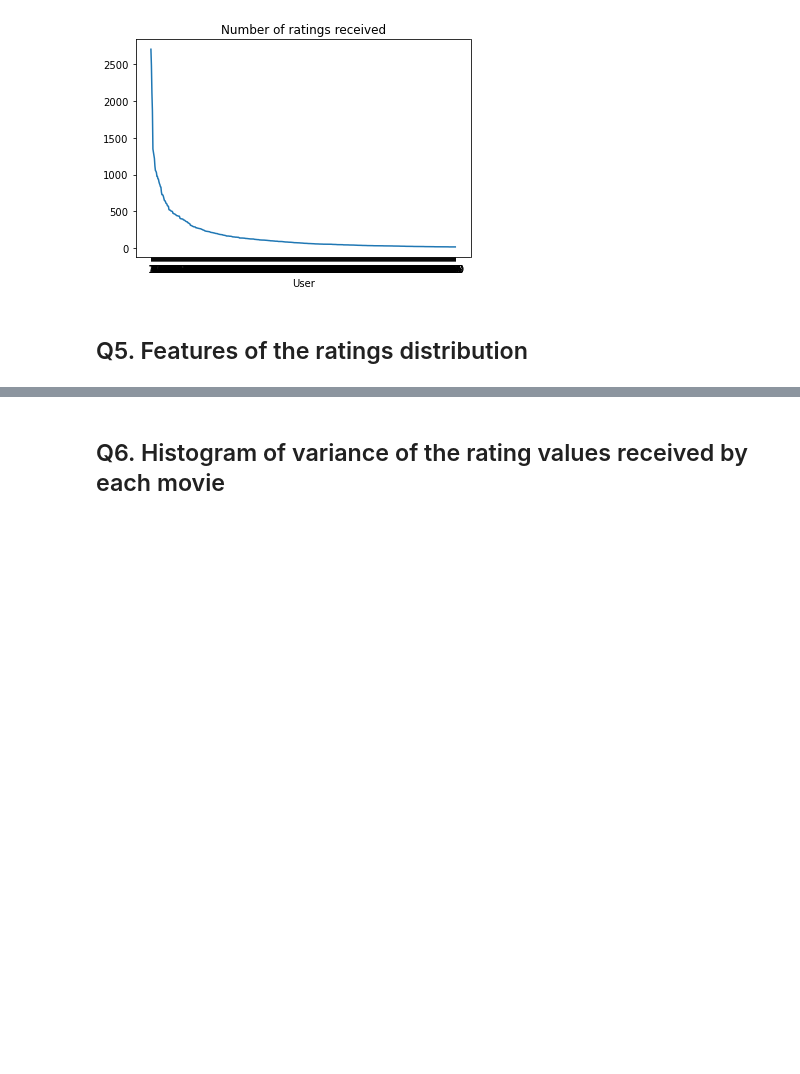
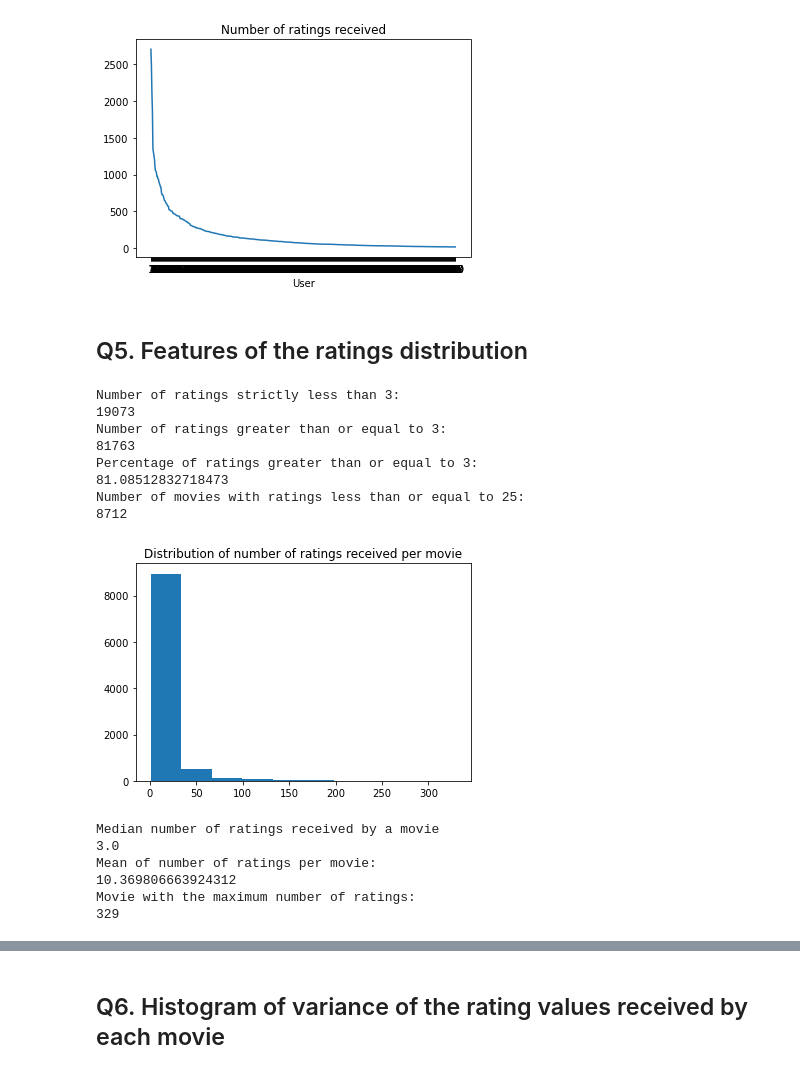
Before and after one commit to heboyuan/ECE219, a Jupyter notebook: Project_3/Project 3 Q 1-15.ipynb, the cells around one changed output, grey strips where cells are left out. Drawn from its saved outputs; the diff is of its cells as text; code cells hidden in the pictures; blank space fills up the shorter version.

```diff
--- a/Project_3/Project 3 Q 1-16.ipynb
+++ b/Project_3/Project 3 Q 1-15.ipynb
@@ -92,3 +94,46 @@ plt.show()
 [figure]
 # %% [markdown]
 ## Q5. Features of the ratings distribution
+# %%
+print("Number of ratings strictly less than 3:")
+nrl = len(Rdf[Rdf['rating'] < 3])
+print(nrl)
+
+print("Number of ratings greater than or equal to 3:")
+nrh = len(Rdf[Rdf['rating'] >= 3])
+print(nrh)
+
+print("Percentage of ratings greater than or equal to 3:")
+print(100.0 * nrh/(nrh+nrl))
+
+permov_rat = Rdf.value_counts(["movieId"])
+print("Number of movies with ratings less than or equal to 25:")
+print(len(permov_rat[permov_rat <= 25]))
+
+M_mov = permov_rat.to_numpy()
+plt.hist(M_mov)
+plt.title("Distribution of number of ratings received per movie")
+plt.show()
+
+print("Median number of ratings received by a movie")
+print(np.median(M_mov))
+print("Mean of number of ratings per movie:")
+print(np.mean(M_mov))
+print("Movie with the maximum number of ratings:")
+print(np.max(M_mov))
+# %% [output]
+Number of ratings strictly less than 3:
+19073
+Number of ratings greater than or equal to 3:
+81763
+Percentage of ratings greater than or equal to 3:
+81.08512832718473
+Number of movies with ratings less than or equal to 25:
+8712
+[figure, added]
+Median number of ratings received by a movie
+3.0
+Mean of number of ratings per movie:
+10.369806663924312
+Movie with the maximum number of ratings:
+329
```
Also changed, not shown: parts of 5 cells of this notebook.
